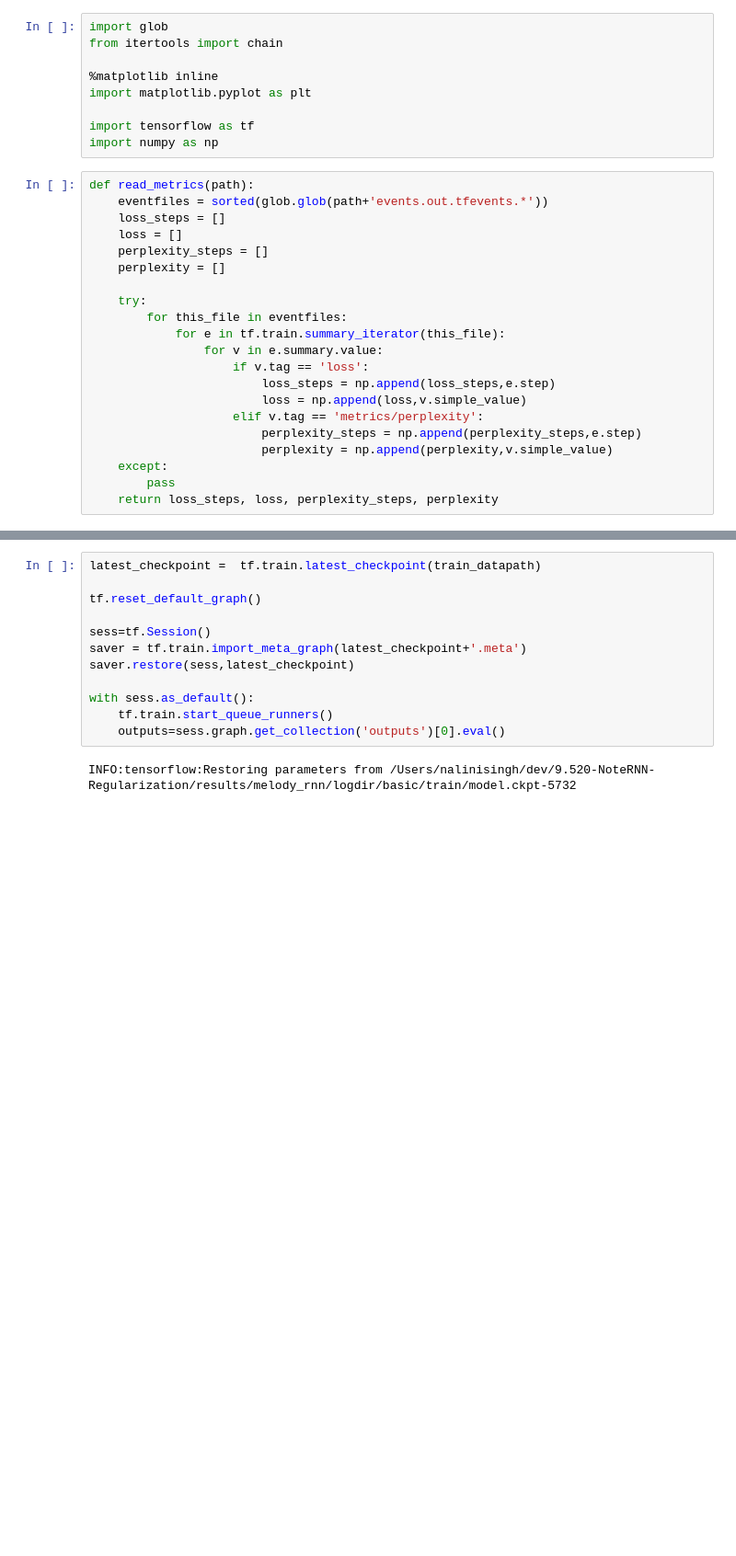
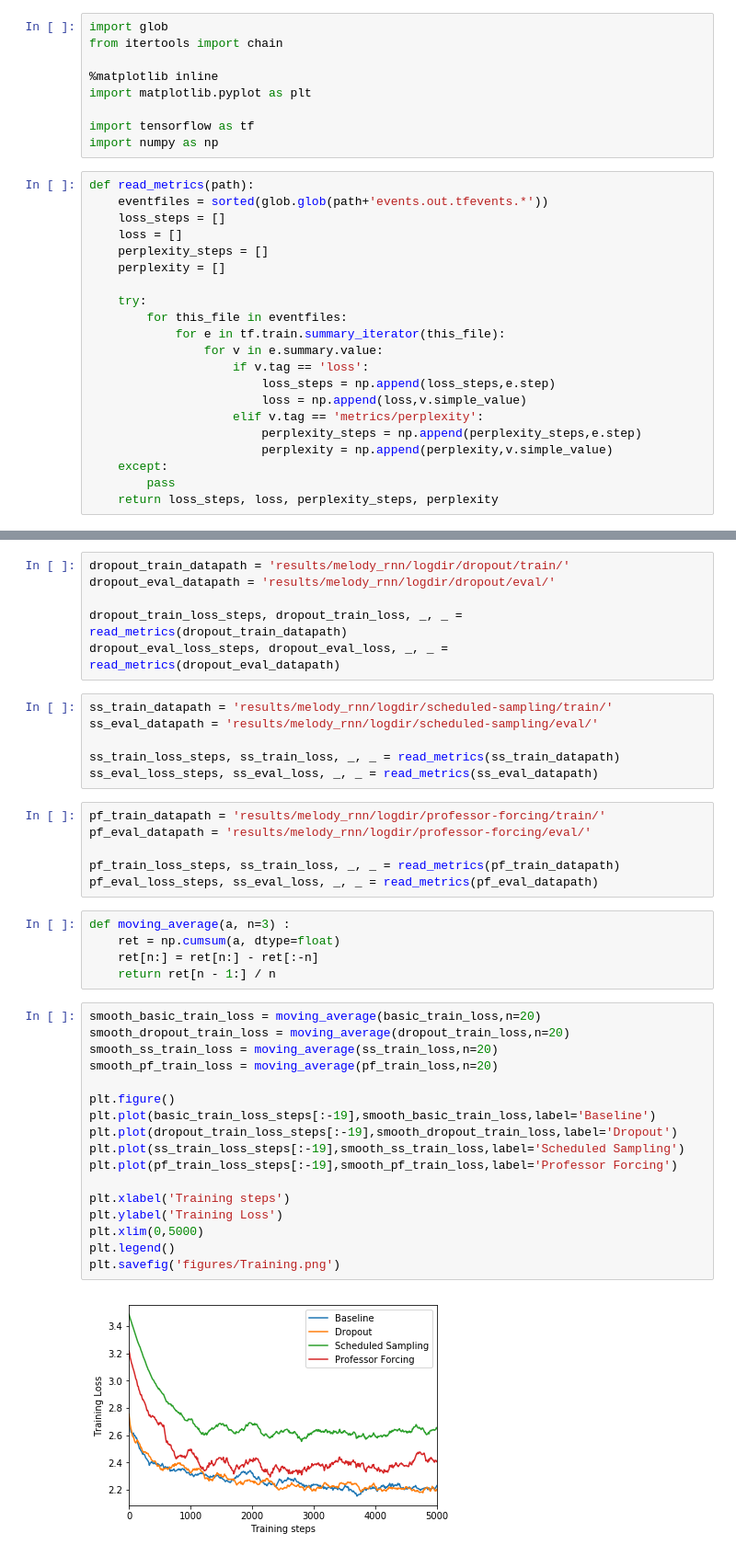
Before and after one commit to nalinimsingh/9.520-MelodyRNN-Regularization, a Jupyter notebook: Analysis.ipynb, the cells around one changed output, grey strips where cells are left out. Shown at 92% size. Saved outputs shown, nothing was run; the diff lists cells and outputs as text; blank space fills up the shorter version.

Commit message:
Generate final training/evaluation figures

```diff
--- a/Analysis.ipynb
+++ b/Analysis.ipynb
@@ -55,14 +37,42 @@ plt.legend()
-# %%
-latest_checkpoint =  tf.train.latest_checkpoint(train_datapath)
-
-tf.reset_default_graph()
-
-sess=tf.Session()
-saver = tf.train.import_meta_graph(latest_checkpoint+'.meta')
-saver.restore(sess,latest_checkpoint)
-
-with sess.as_default():
-    tf.train.start_queue_runners()
-    outputs=sess.graph.get_collection('outputs')[0].eval()
-# %% [output]
-INFO:tensorflow:Restoring parameters from /Users/nalinisingh/dev/9.520-NoteRNN-Regularization/results/melody_rnn/logdir/basic/train/model.ckpt-5732
+# %%
+dropout_train_datapath = 'results/melody_rnn/logdir/dropout/train/'
+dropout_eval_datapath = 'results/melody_rnn/logdir/dropout/eval/'
+
+dropout_train_loss_steps, dropout_train_loss, _, _ = read_metrics(dropout_train_datapath)
+dropout_eval_loss_steps, dropout_eval_loss, _, _ = read_metrics(dropout_eval_datapath)
+# %%
+ss_train_datapath = 'results/melody_rnn/logdir/scheduled-sampling/train/'
+ss_eval_datapath = 'results/melody_rnn/logdir/scheduled-sampling/eval/'
+
+ss_train_loss_steps, ss_train_loss, _, _ = read_metrics(ss_train_datapath)
+ss_eval_loss_steps, ss_eval_loss, _, _ = read_metrics(ss_eval_datapath)
+# %%
+pf_train_datapath = 'results/melody_rnn/logdir/professor-forcing/train/'
+pf_eval_datapath = 'results/melody_rnn/logdir/professor-forcing/eval/'
+
+pf_train_loss_steps, ss_train_loss, _, _ = read_metrics(pf_train_datapath)
+pf_eval_loss_steps, ss_eval_loss, _, _ = read_metrics(pf_eval_datapath)
+# %%
+def moving_average(a, n=3) :
+    ret = np.cumsum(a, dtype=float)
+    ret[n:] = ret[n:] - ret[:-n]
+    return ret[n - 1:] / n
+# %%
+smooth_basic_train_loss = moving_average(basic_train_loss,n=20)
+smooth_dropout_train_loss = moving_average(dropout_train_loss,n=20)
+smooth_ss_train_loss = moving_average(ss_train_loss,n=20)
+smooth_pf_train_loss = moving_average(pf_train_loss,n=20)
+
+plt.figure()
+plt.plot(basic_train_loss_steps[:-19],smooth_basic_train_loss,label='Baseline')
+plt.plot(dropout_train_loss_steps[:-19],smooth_dropout_train_loss,label='Dropout')
+plt.plot(ss_train_loss_steps[:-19],smooth_ss_train_loss,label='Scheduled Sampling')
+plt.plot(pf_train_loss_steps[:-19],smooth_pf_train_loss,label='Professor Forcing')
+
+plt.xlabel('Training steps')
+plt.ylabel('Training Loss')
+plt.xlim(0,5000)
+plt.legend()
+plt.savefig('figures/Training.png')
+# %% [output]
+[figure, added]
```
Also changed, not shown: parts of 4 cells of this notebook, 1 other file.
